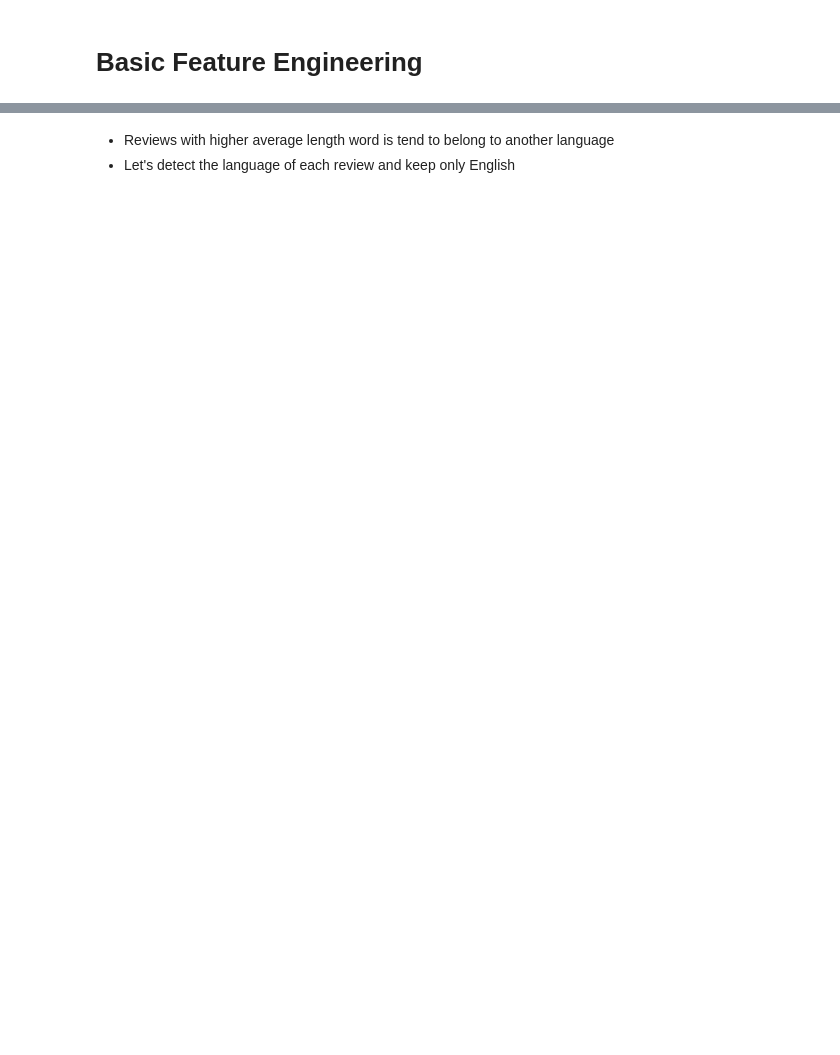
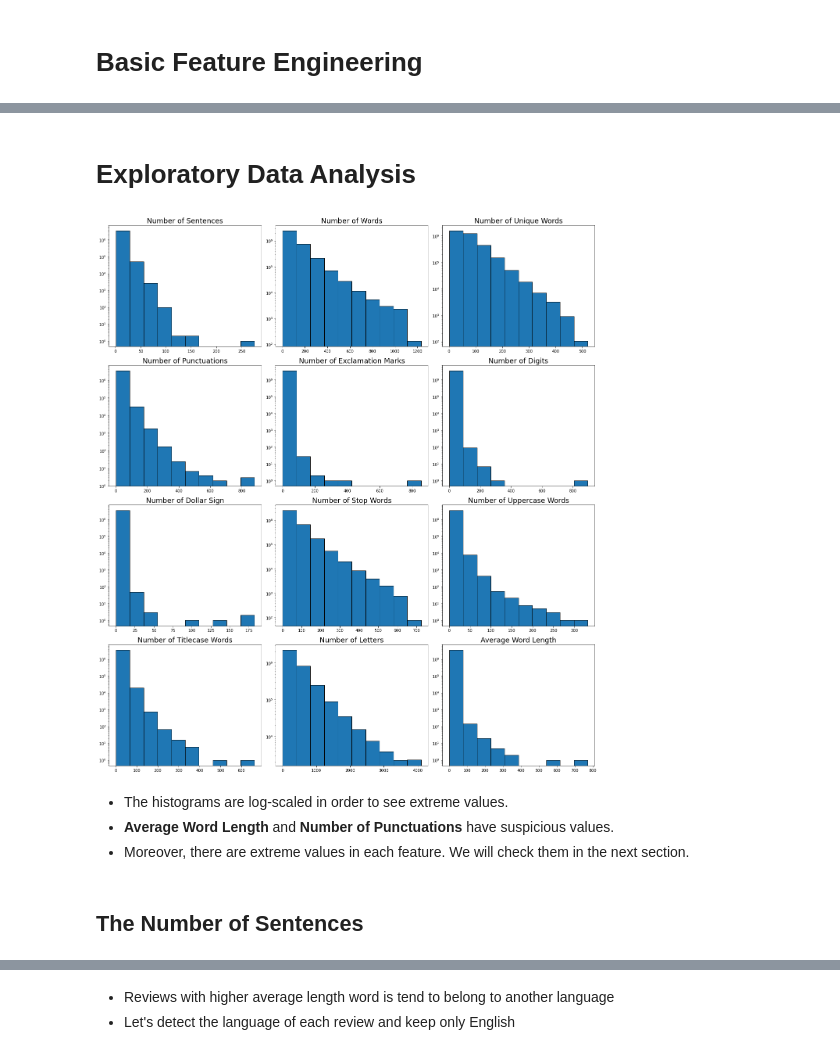
Before and after one commit to alirifat/yelp_nlp_project, a Jupyter notebook: yelp_data_cleaning_feature_engineering.ipynb, the cells around one changed output, grey strips where cells are left out. Cells and saved outputs as stored; diff of their text form; code cells hidden in the pictures; blank space fills up the shorter version.

```diff
--- a/yelp_data_cleaning_feature_engineering.ipynb
+++ b/yelp_data_cleaning_feature_engineering.ipynb
@@ -277,0 +216,30 @@ Let's see how the hotel responds.
+# %% [markdown]
+# Exploratory Data Analysis
+# %%
+features = ['length_sent', 'length_word', 'set_word', 'length_punct',
+            'length_exclamation', 'length_digits', 'length_dollar',
+            'length_stopwords', 'length_upper', 'length_title', 'length_char',
+            'average_length_words']
+titles = ['Number of Sentences', 'Number of Words', 'Number of Unique Words',
+          'Number of Punctuations', 'Number of Exclamation Marks',
+          'Number of Digits', 'Number of Dollar Sign', 'Number of Stop Words',
+          'Number of Uppercase Words', 'Number of Titlecase Words',
+          'Number of Letters', 'Average Word Length']
+d = dict(list(zip(features, titles)))
+fig, axes = plt.subplots(4, 3)  # generates figure and axis objects
+fig.set_size_inches([18, 20])  # adjust the figure size in inches
+axes = axes.flatten()
+for feature, ax in zip(list(d.keys()), axes):
+    ax.hist(df[feature].values, edgecolor='k')
+    ax.set_yscale('log')
+    ax.set_title(d[feature], size=18)
+plt.tight_layout()
+plt.show()
+# %% [output]
+[figure, added]
+# %% [markdown]
+* The histograms are log-scaled in order to see extreme values.
+* __Average Word Length__ and __Number of Punctuations__ have suspicious values.
+* Moreover, there are extreme values in each feature. We will check them in the next section.
+# %% [markdown]
+## The Number of Sentences
```
Also changed, not shown: parts of 159 cells of this notebook, 5 other files.
